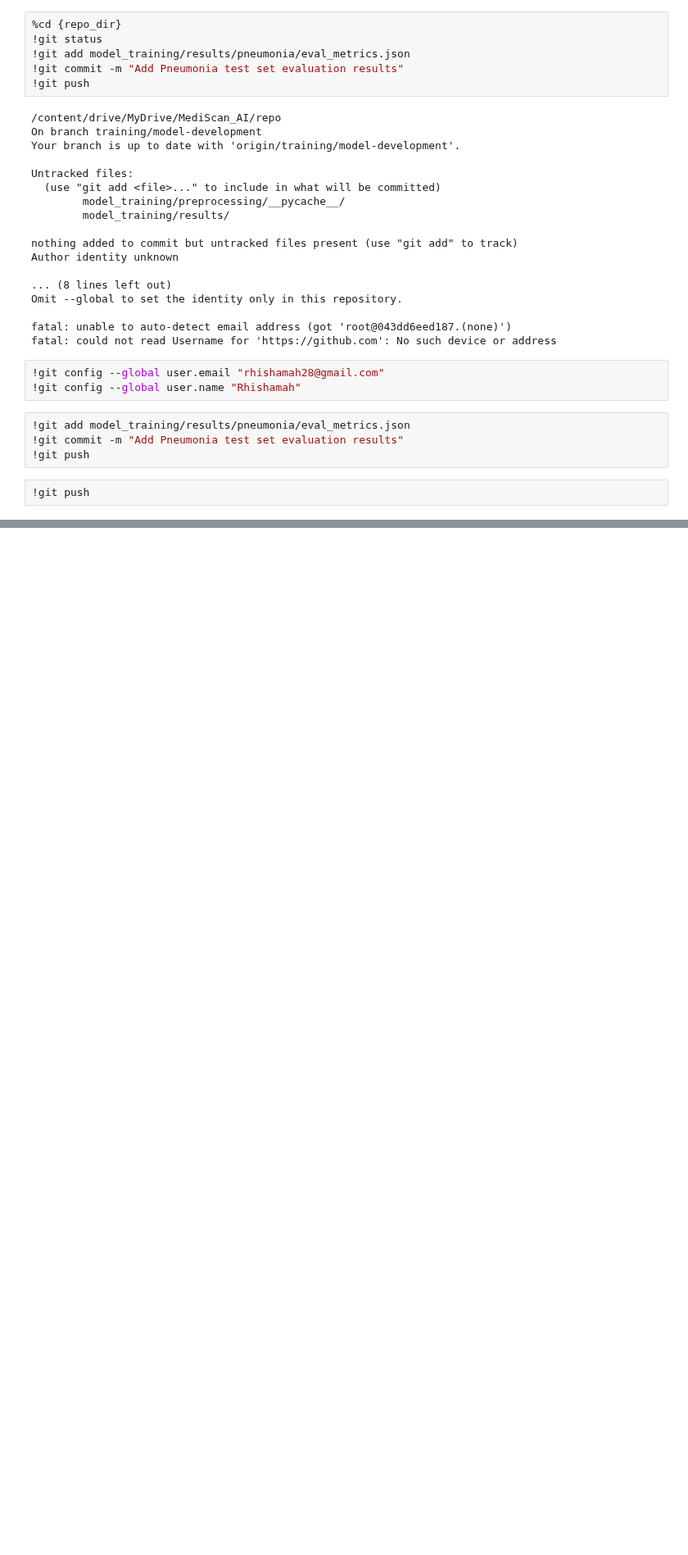
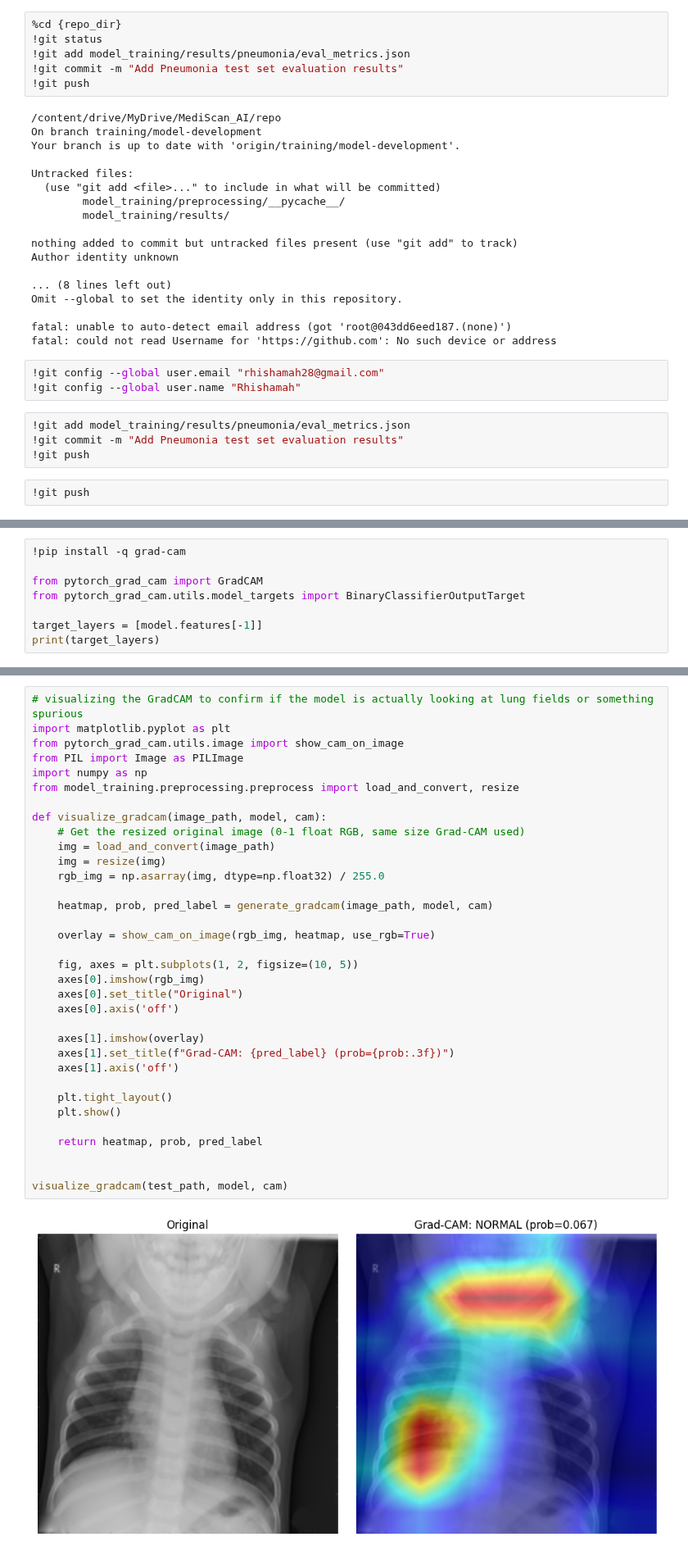
Before and after one commit to zimcodes1/MEDISCAN, a Jupyter notebook: model_training/notebooks/train_pneumonia.ipynb, the cells around one changed output, grey strips where cells are left out. Shown at 82% size. Cells and saved outputs as stored; diff of their text form; blank space fills up the shorter version.

```diff
--- a/model_training/notebooks/train_pneumonia.ipynb
+++ b/model_training/notebooks/train_pneumonia.ipynb
@@ -956,0 +967,8 @@ remote_url = f"https://{username}:{token}@github.com/zimcodes1/MEDISCAN.git"
+# %%
+!pip install -q grad-cam
+
+from pytorch_grad_cam import GradCAM
+from pytorch_grad_cam.utils.model_targets import BinaryClassifierOutputTarget
+
+target_layers = [model.features[-1]]
+print(target_layers)
@@ -956,0 +1049,36 @@ remote_url = f"https://{username}:{token}@github.com/zimcodes1/MEDISCAN.git"
+# %%
+# visualizing the GradCAM to confirm if the model is actually looking at lung fields or something spurious
+import matplotlib.pyplot as plt
+from pytorch_grad_cam.utils.image import show_cam_on_image
+from PIL import Image as PILImage
+import numpy as np
+from model_training.preprocessing.preprocess import load_and_convert, resize
+
+def visualize_gradcam(image_path, model, cam):
+    # Get the resized original image (0-1 float RGB, same size Grad-CAM used)
+    img = load_and_convert(image_path)
+    img = resize(img)
+    rgb_img = np.asarray(img, dtype=np.float32) / 255.0
+
+    heatmap, prob, pred_label = generate_gradcam(image_path, model, cam)
+
+    overlay = show_cam_on_image(rgb_img, heatmap, use_rgb=True)
+
+    fig, axes = plt.subplots(1, 2, figsize=(10, 5))
+    axes[0].imshow(rgb_img)
+    axes[0].set_title("Original")
+    axes[0].axis('off')
+
+    axes[1].imshow(overlay)
+    axes[1].set_title(f"Grad-CAM: {pred_label} (prob={prob:.3f})")
+    axes[1].axis('off')
+
+    plt.tight_layout()
+    plt.show()
+
+    return heatmap, prob, pred_label
+
+
+visualize_gradcam(test_path, model, cam)
+# %% [output]
+[figure, added]
```
Also changed, not shown: parts of 7 cells of this notebook.
